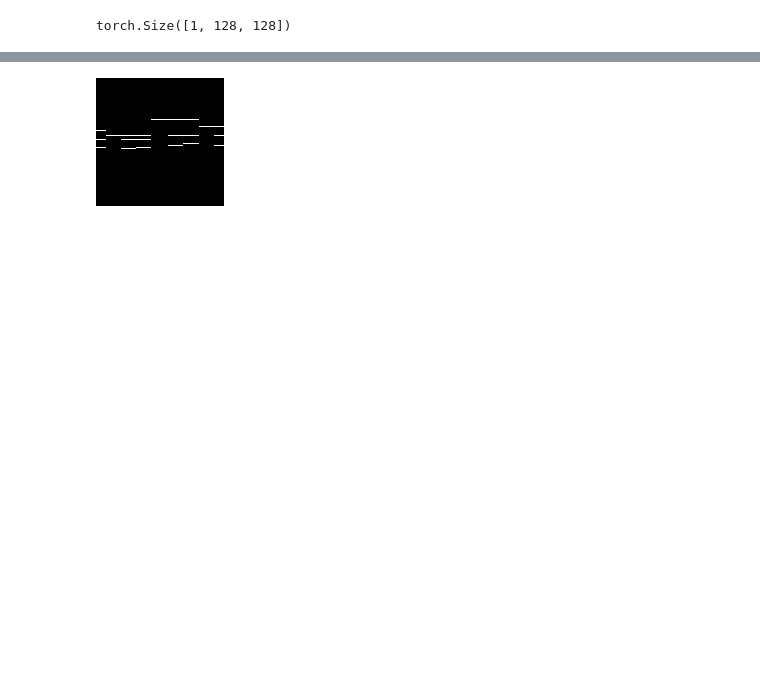
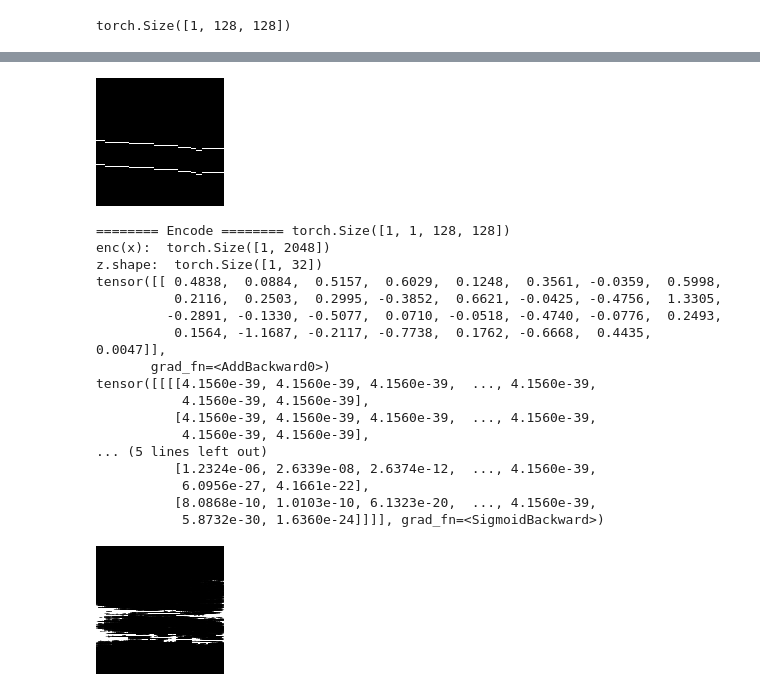
Before and after one commit to clairefuzzyelephant/melody-vae, a Jupyter notebook: cvae/CVAE-use-bin-1channel.ipynb, the cells around one changed output, grey strips where cells are left out. Saved outputs shown, nothing was run; the diff lists cells and outputs as text; code cells hidden in the pictures; blank space fills up the shorter version.

```diff
--- a/cvae/CVAE-use-bin-1channel.ipynb
+++ b/cvae/CVAE-use-bin-1channel.ipynb
@@ -33,7 +33,7 @@ device
 # %% [output]
 device(type='cpu')
 # %%
-bs = 1 # batchsize
+bs = 32 # batchsize
 # %%
 # Load Data
 
@@ -159,7 +164,7 @@ class VAE(nn.Module):
 image_channels = fixed_x.size(1)
 # %%
 model = VAE(image_channels=image_channels).to(device)
-model_version = "graybin_bce-imgs_1339-epch_50" #"grayv-nimgs_1339-epochs_50"#"velo-alb-nimgs_1339-epochs_50" #"alb-nimgs_4312-epochs_50" #"AC-nimgs_2515-epochs_50" vae.torch-alb-nimgs_4312-epochs_50
+model_version = "graybin_bce-imgs_2297-epch_60-100" #"graybin_bce_d16-imgs_2297-epch_100"  # "graybin_bce_d16-imgs_2297-epch_100"
 model.load_state_dict(torch.load('models/cvae.' + model_version, map_location='cpu'))
 # %%
 def print_gt_zero_elem(matrix):
@@ -167,3 +172,6 @@ def print_gt_zero_elem(matrix):
 
 def get_elems(matrix, thres=0.1):
     return matrix[matrix >= thres]
+# %%
+rand_i = randint(1, 100)
+print(rand_i)
@@ -170,3 +180,6 @@ def get_elems(matrix, thres=0.1):
+# %%
+fixed_x = dataset[rand_i][0].unsqueeze(0)
+fixed_x2 = fixed_x.clone()
 # %%
 def compare(x):
     recon_x, _, _ = model(x)
@@ -221,6 +231,29 @@ display(Image(sample_filename, width=300, unconfined=True))
 # %%
 save_image(fixed_x2 * 256, 'tmp/test.png', padding=0)
 display(Image('tmp/test.png'))
 z, mu, log_var = model.encode(fixed_x2)
+print(z)
+x = model.decode(z)
+print(x)
+save_image(x[0][0] * 256, 'tmp/test.png', padding=0)
+display(Image('tmp/test.png'))
 # %% [output]
-[figure, old version]
+[figure, new version]
+======== Encode ======== torch.Size([1, 1, 128, 128])
+enc(x):  torch.Size([1, 2048])
+z.shape:  torch.Size([1, 32])
+tensor([[ 0.4838,  0.0884,  0.5157,  0.6029,  0.1248,  0.3561, -0.0359,  0.5998,
+          0.2116,  0.2503,  0.2995, -0.3852,  0.6621, -0.0425, -0.4756,  1.3305,
+         -0.2891, -0.1330, -0.5077,  0.0710, -0.0518, -0.4740, -0.0776,  0.2493,
+          0.1564, -1.1687, -0.2117, -0.7738,  0.1762, -0.6668,  0.4435,  0.0047]],
+       grad_fn=<AddBackward0>)
+tensor([[[[4.1560e-39, 4.1560e-39, 4.1560e-39,  ..., 4.1560e-39,
+           4.1560e-39, 4.1560e-39],
+          [4.1560e-39, 4.1560e-39, 4.1560e-39,  ..., 4.1560e-39,
+           4.1560e-39, 4.1560e-39],
+... (5 lines left out)
+          [1.2324e-06, 2.6339e-08, 2.6374e-12,  ..., 4.1560e-39,
+           6.0956e-27, 4.1661e-22],
+          [8.0868e-10, 1.0103e-10, 6.1323e-20,  ..., 4.1560e-39,
+           5.8732e-30, 1.6360e-24]]]], grad_fn=<SigmoidBackward>)
+[figure, added]
```
Also changed, not shown: parts of 14 cells of this notebook, 2 other files.
